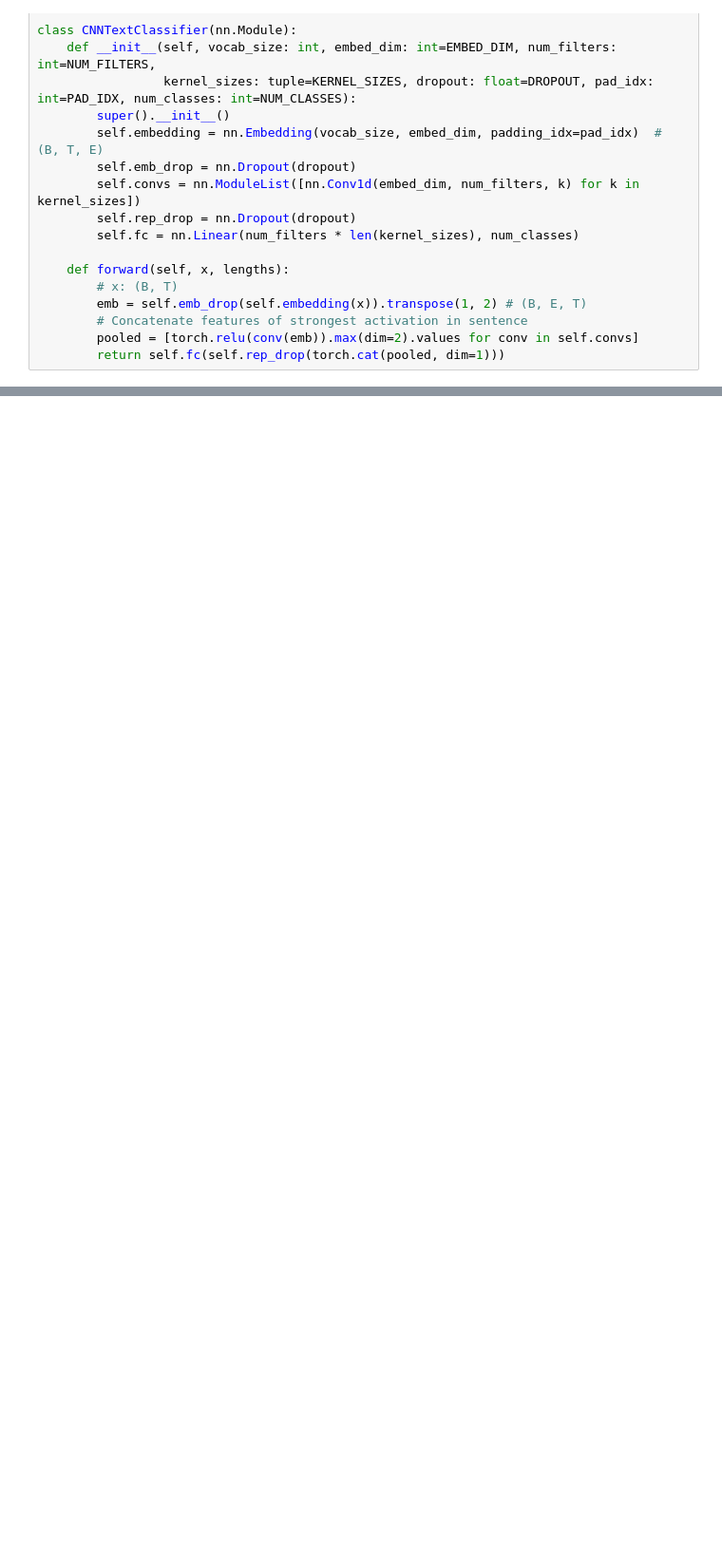
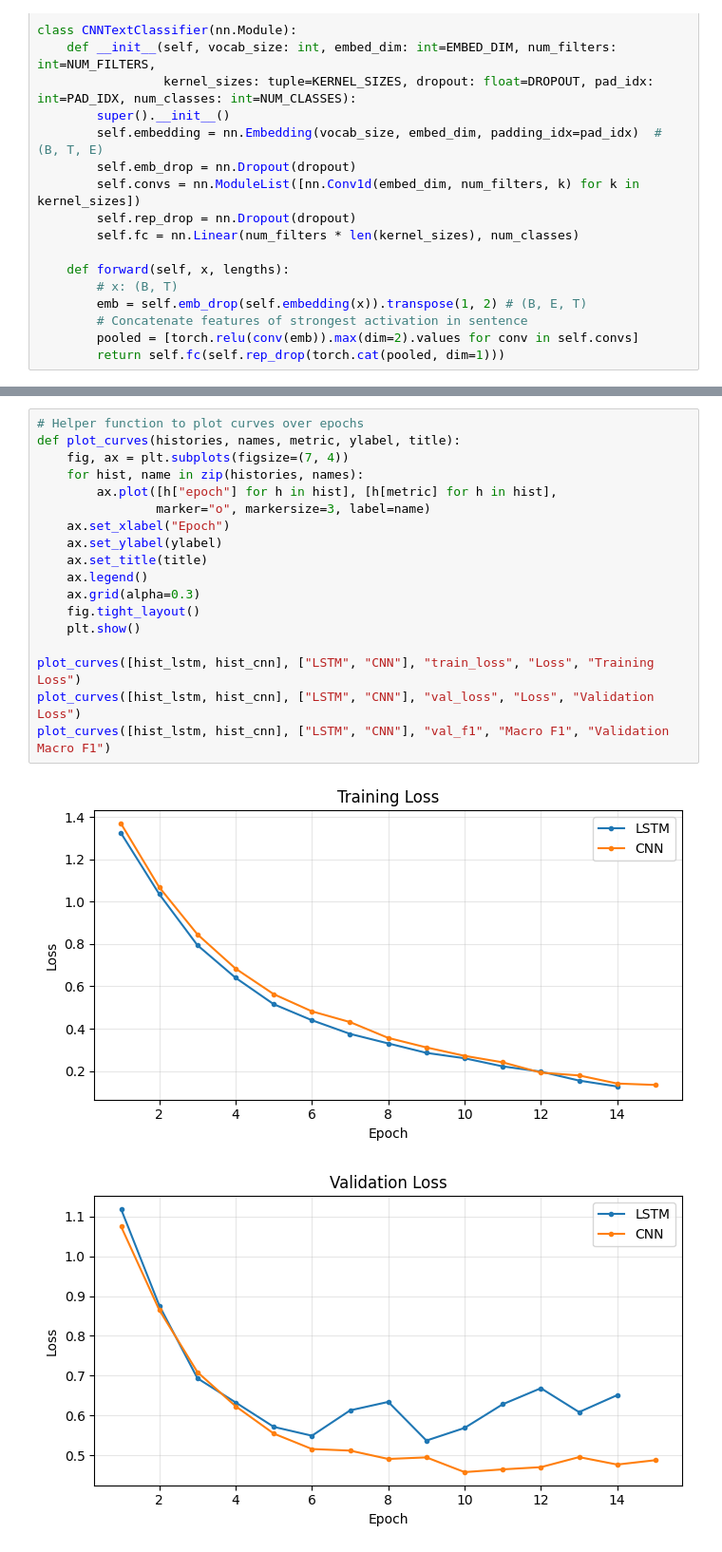
Before and after one commit to Erxtc/nlp-assingment-2, a Jupyter notebook: main.ipynb, the cells around one changed output, grey strips where cells are left out. Shown at 95% size. Drawn from its saved outputs; the diff is of its cells as text; blank space fills up the shorter version.

Commit message:
Plottin results graphs

```diff
--- a/main.ipynb
+++ b/main.ipynb
@@ -324,0 +338,21 @@ Training LSTM...
+# %%
+# Helper function to plot curves over epochs
+def plot_curves(histories, names, metric, ylabel, title):
+    fig, ax = plt.subplots(figsize=(7, 4))
+    for hist, name in zip(histories, names):
+        ax.plot([h["epoch"] for h in hist], [h[metric] for h in hist],
+                marker="o", markersize=3, label=name)
+    ax.set_xlabel("Epoch")
+    ax.set_ylabel(ylabel)
+    ax.set_title(title)
+    ax.legend()
+    ax.grid(alpha=0.3)
+    fig.tight_layout()
+    plt.show()
+
+plot_curves([hist_lstm, hist_cnn], ["LSTM", "CNN"], "train_loss", "Loss", "Training Loss")
+plot_curves([hist_lstm, hist_cnn], ["LSTM", "CNN"], "val_loss", "Loss", "Validation Loss")
+plot_curves([hist_lstm, hist_cnn], ["LSTM", "CNN"], "val_f1", "Macro F1", "Validation Macro F1")
+# %% [output]
+[figure, added]
+[figure, added]
```
Also changed, not shown: parts of 4 cells of this notebook.
